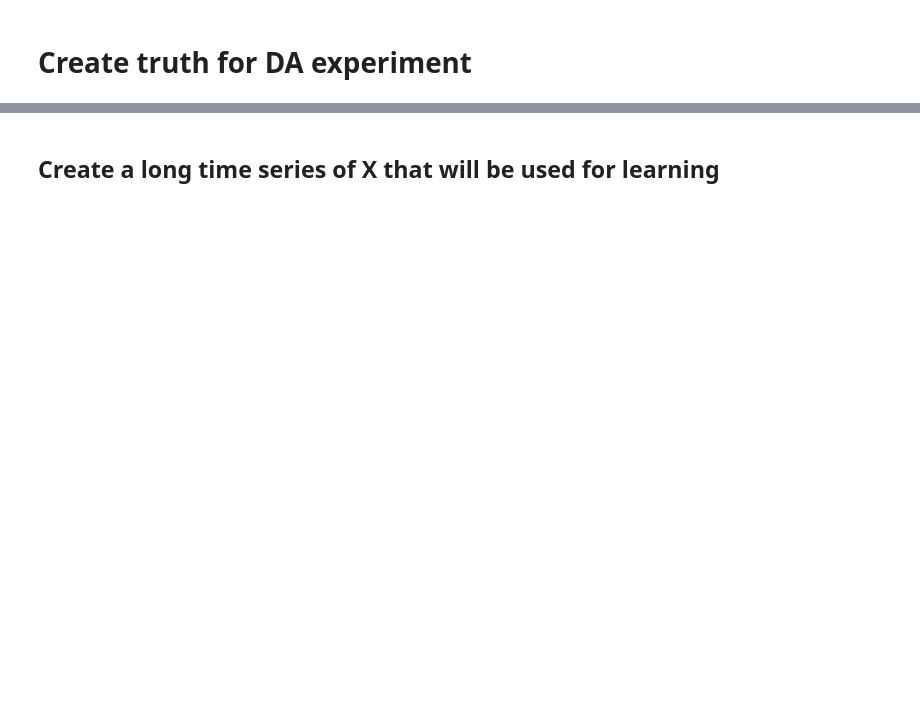
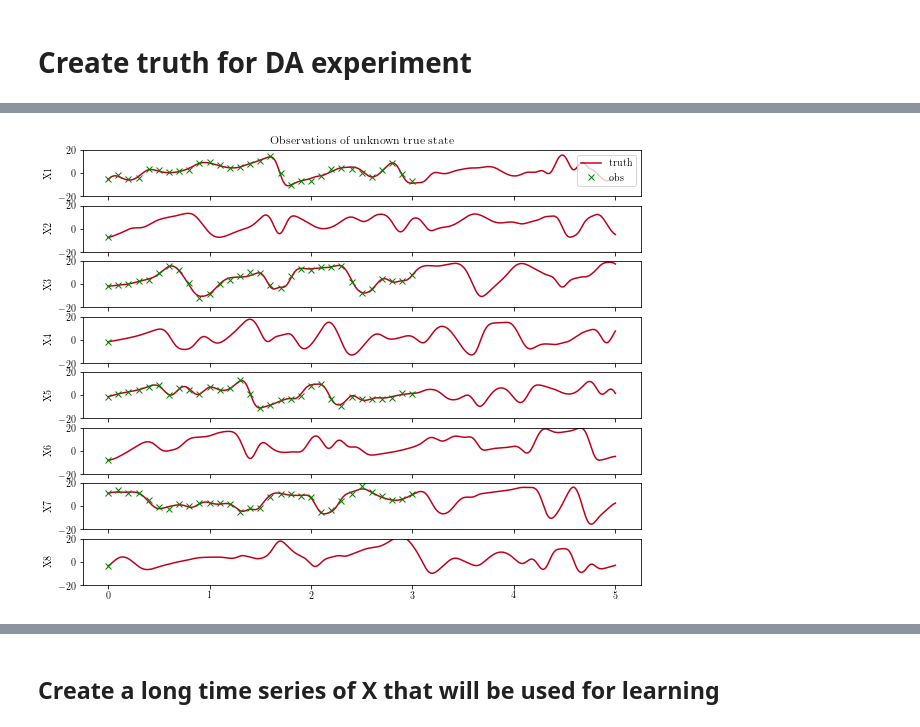
Before and after one commit to havahol/lorenz96, a Jupyter notebook: Lorenz96Model.ipynb, the cells around one changed output, grey strips where cells are left out. Drawn from its saved outputs; the diff is of its cells as text; code cells hidden in the pictures; blank space fills up the shorter version.

```diff
--- a/Lorenz96Model.ipynb
+++ b/Lorenz96Model.ipynb
@@ -209,0 +353,25 @@ print(L96.it)
+# %%
+fig, axs = plt.subplots(8, figsize=(10,8), sharex=True)
+t_axis = np.arange(L96_truth.num_timesteps+1)*L96_truth.dt
+for i in range(8):
+
+
+    axs[i].plot(t_axis, L96_truth.X[:,i], color=colors[0], label='truth')
+
+    axs[i].set_ylabel('X'+str(i+1))
+    axs[i].set_ylim([-20,20])
+
+    if i%2 == 0:
+        obs_index=i//2
+        axs[i].plot(observation_times, observations[:,obs_index], 'x',color='green', label='obs')
+    axs[i].plot(t_axis[0], L96_truth.X[0,i],  'x',color='green',)
+
+member.X[:,i].shape
+axs[0].legend(loc=1)
+axs[0].set_title('Observations of unknown true state')
+#plt.tight_layout()
+if store_in_dropbox:
+    fig.savefig(dropbox_folder+"truth_and_obs.pdf")
+    fig.savefig(dropbox_folder+"truth_and_obs.png", dpi=200)
+# %% [output]
+[figure, added]
```
Also changed, not shown: parts of 20 cells of this notebook, 5 other files.
